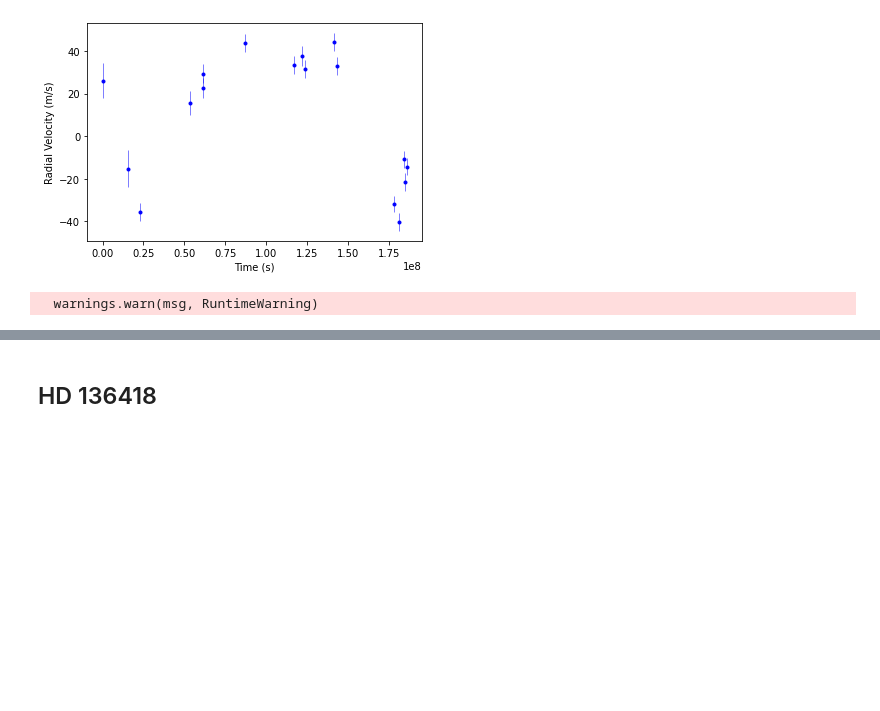
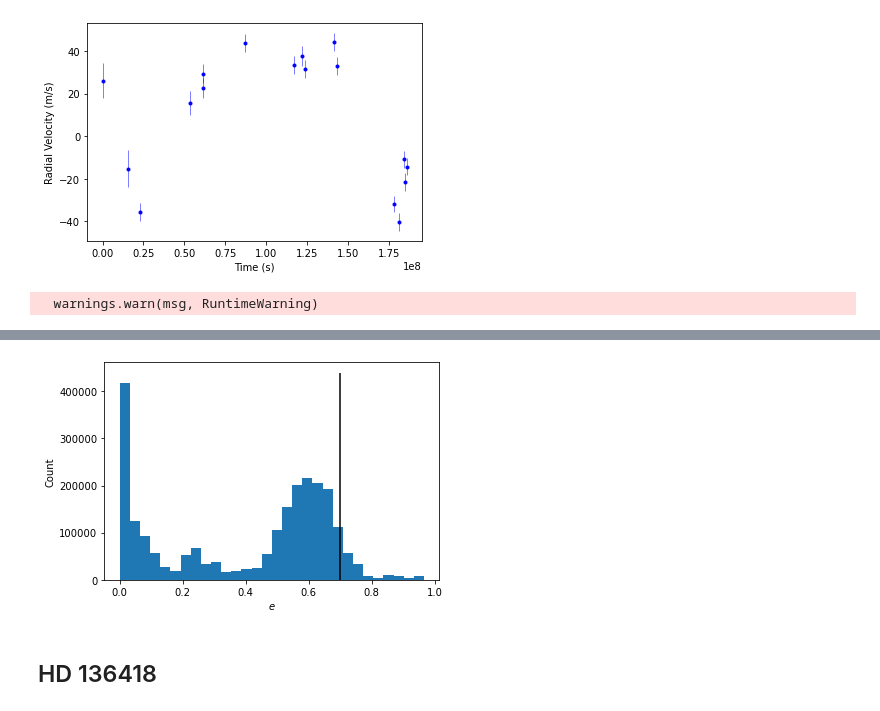
Before and after one commit to nicolexu07/PHYS321-finalproj, a Jupyter notebook: Exoplanet_Parameter_Detection.ipynb, the cells around one changed output, grey strips where cells are left out. Saved outputs shown, nothing was run; the diff lists cells and outputs as text; code cells hidden in the pictures; blank space fills up the shorter version.

```diff
--- a/Exoplanet_Parameter_Detection.ipynb
+++ b/Exoplanet_Parameter_Detection.ipynb
@@ -157,3 +161,7 @@ hd129445.param_hist_plot(3, 30, actual_value=[8.2])
+# %%
+hd129445.param_hist_plot(1, 30, actual_value=0.7)
+# %% [output]
+[figure, added]
 # %% [markdown]
 ## HD 136418
 # %%
```
Also changed, not shown: parts of 12 cells of this notebook.
